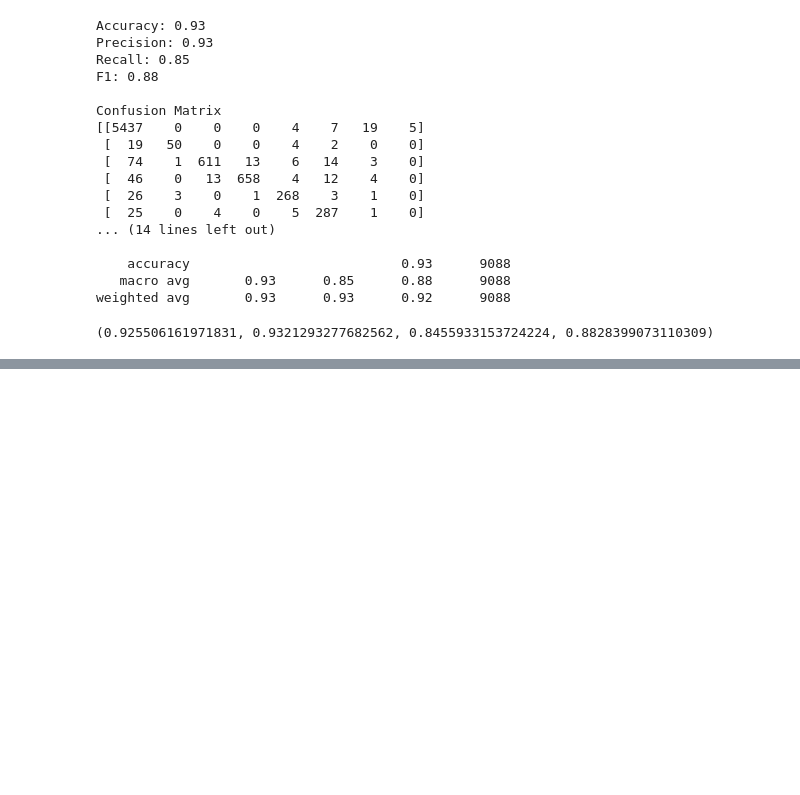
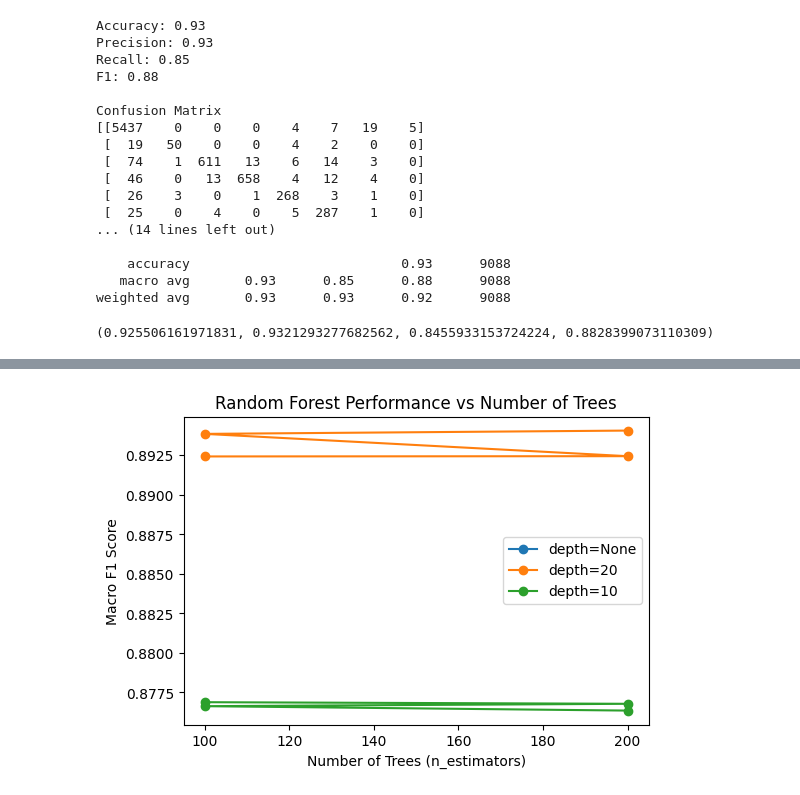
Before and after one commit to kellyw03/ee467-final, a Jupyter notebook: EDA.ipynb, the cells around one changed output, grey strips where cells are left out. Drawn from its saved outputs; the diff is of its cells as text; code cells hidden in the pictures; blank space fills up the shorter version.

```diff
--- a/EDA.ipynb
+++ b/EDA.ipynb
@@ -523,0 +645,23 @@ weighted avg       0.93      0.93      0.92      9088
+# %%
+import matplotlib.pyplot as plt
+# Plot the tuning result
+# 1. Effect of number of trees
+plt.figure(figsize=(6,4))
+
+for depth in results_df["param_max_depth"].unique():
+    subset = results_df[results_df["param_max_depth"] == depth]
+
+    plt.plot(
+        subset["param_n_estimators"],
+        subset["mean_test_score"],
+        marker="o",
+        label=f"depth={depth}"
+    )
+
+plt.xlabel("Number of Trees (n_estimators)")
+plt.ylabel("Macro F1 Score")
+plt.title("Random Forest Performance vs Number of Trees")
+plt.legend()
+plt.show()
+# %% [output]
+[figure, added]
```
Also changed, not shown: parts of 11 cells of this notebook.
